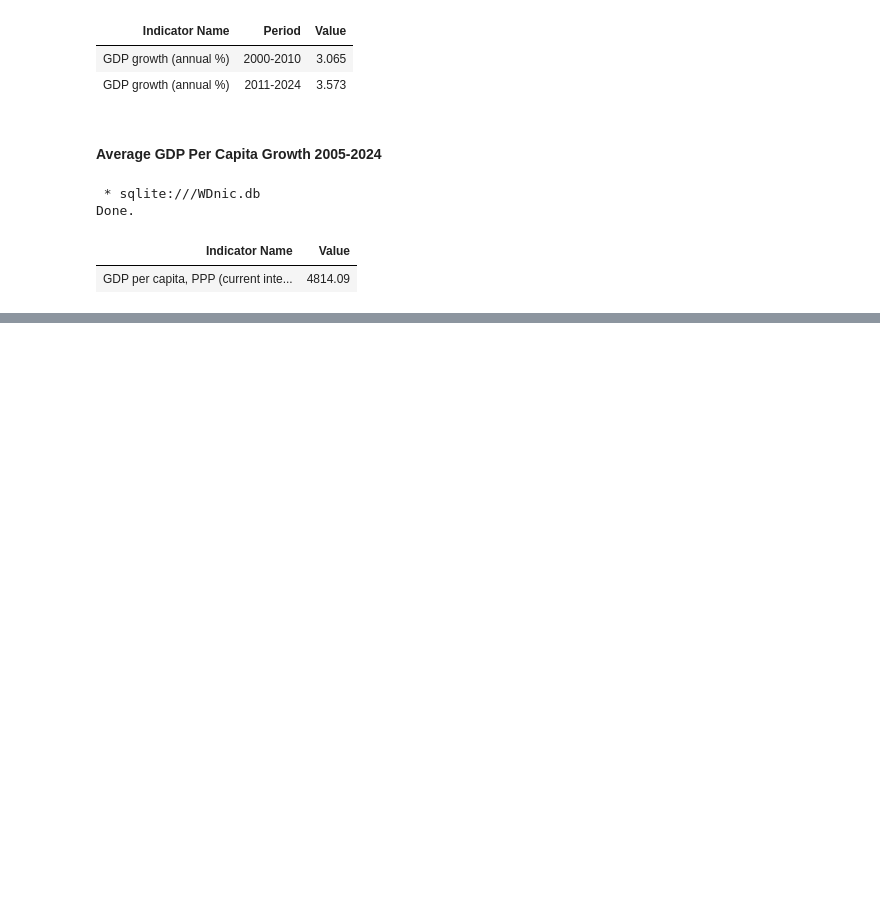
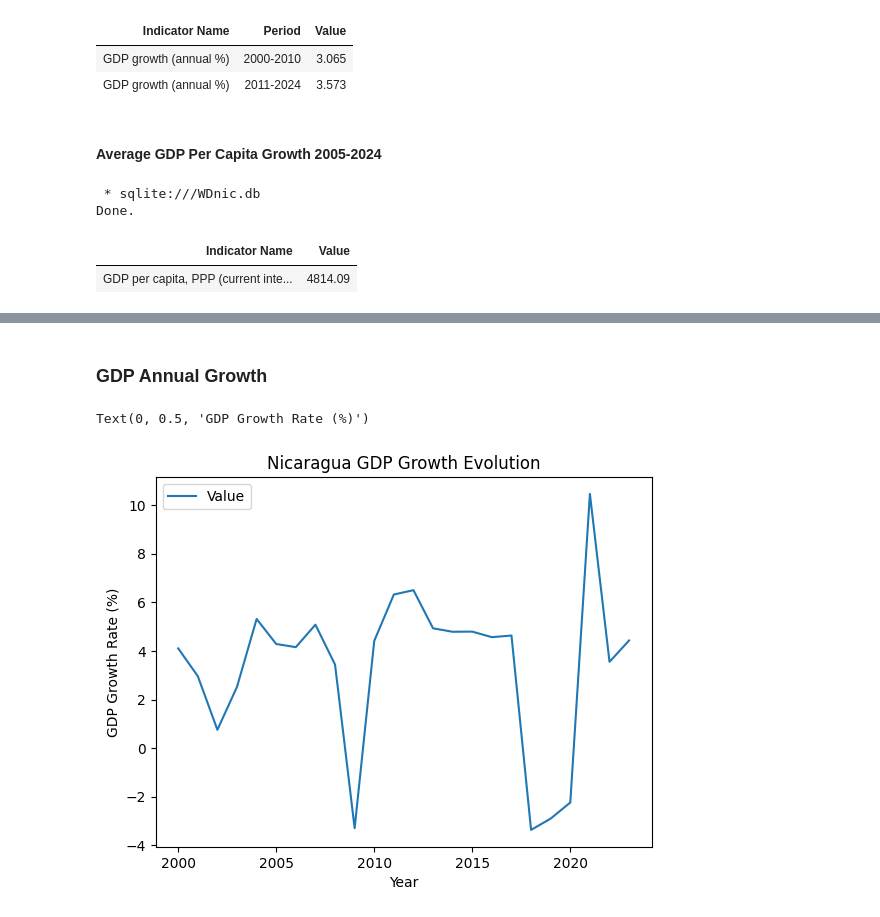
Before and after one commit to Adrianuco/wd-project, a Jupyter notebook: Notebook.ipynb, the cells around one changed output, grey strips where cells are left out. Drawn from its saved outputs; the diff is of its cells as text; code cells hidden in the pictures; blank space fills up the shorter version.

```diff
--- a/Notebook.ipynb
+++ b/Notebook.ipynb
@@ -340,0 +360,13 @@ Done.
+# %% [markdown]
+### GDP Annual Growth
+# %%
+df_gdp_growth = df[df["Indicator Code"] == 'NY.GDP.MKTP.KD.ZG'][['Year', 'Value']]
+df_gdp_growth.sort_values(by='Year')
+
+ax = df_gdp_growth.plot(x='Year', y='Value')
+ax.set_title('Nicaragua GDP Growth Evolution')
+ax.set_xlabel('Year')
+ax.set_ylabel('GDP Growth Rate (%)')
+# %% [output]
+Text(0, 0.5, 'GDP Growth Rate (%)')
+[figure, added]
```
Also changed, not shown: parts of 17 cells of this notebook.
